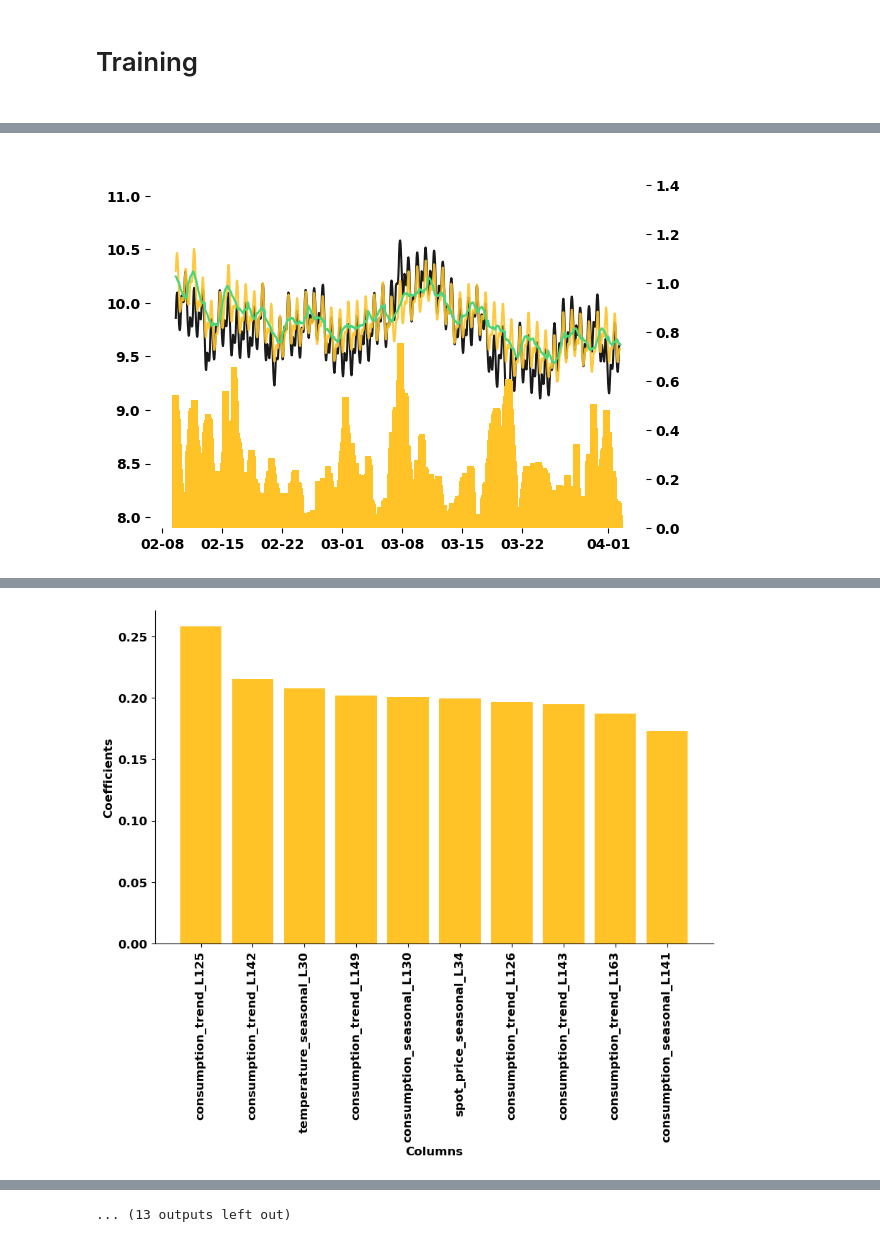
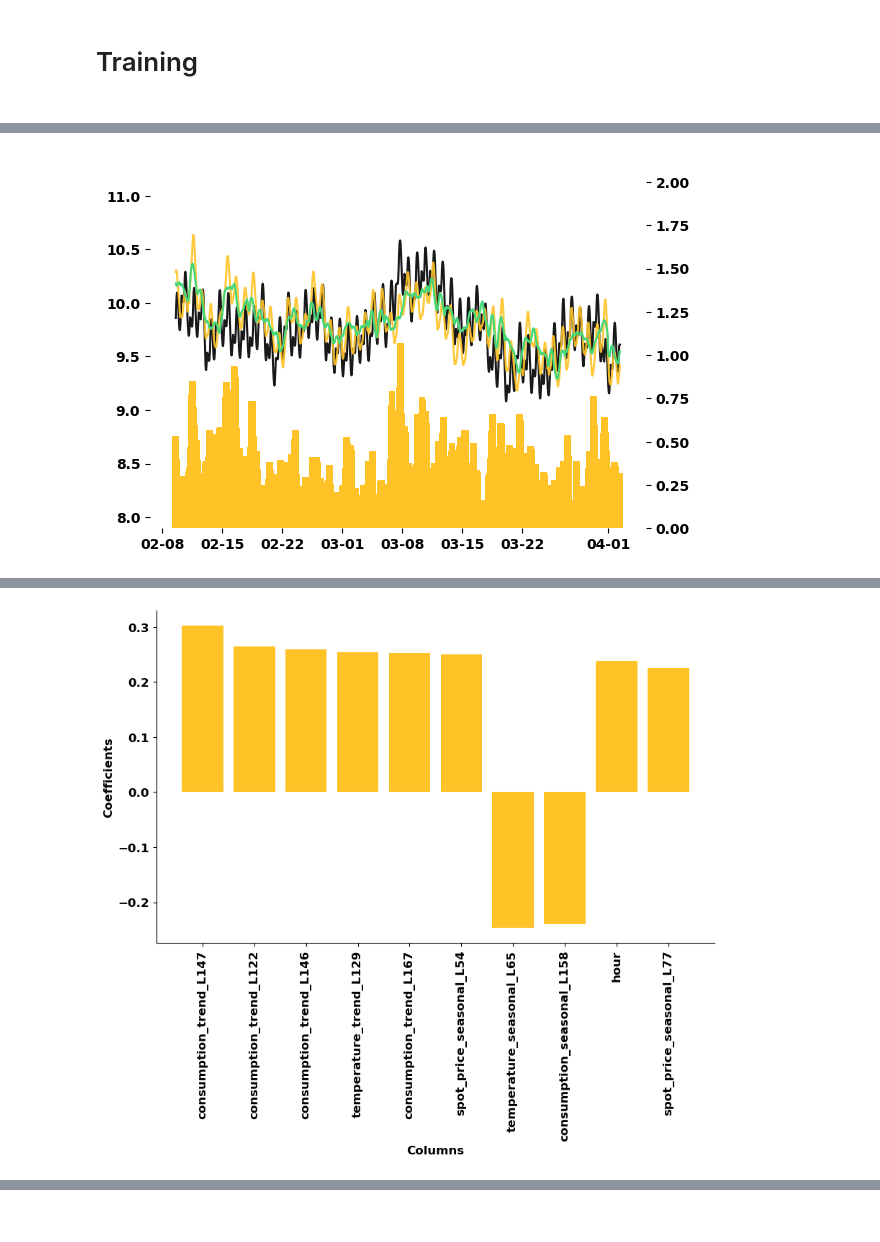
Before and after one commit to axelandreassen/ANEO_Data_Science, a Jupyter notebook: 2.0lasso.ipynb, the cells around one changed output, grey strips where cells are left out. Cells and saved outputs as stored; diff of their text form; code cells hidden in the pictures.

```diff
--- a/2.0lasso.ipynb
+++ b/2.0lasso.ipynb
@@ -151,9 +151,7 @@ def custom_train_val_split(data, val_split):
     thresh = np.floor(len(data) * (1 - val_split)).astype(int)
     return data.iloc[:thresh], data.iloc[thresh:]
 # %%
-eps = 2**(-30)
-
-def soft_abs(z):
+def soft_abs(z,eps):
     return np.sqrt(z**2+eps)
 # %%
 
@@ -196,6 +194,7 @@ def cross_validate(data,alpha1,alpha2,mu,sig,MAPEfac,initVarianceFac):
     return average_mape
 # %%
 all_models = []
+CV = False
 for I in range(5):
     data=DFS[I]
     print(DF_STRINGS[I])
@@ -205,28 +204,36 @@ for I in range(5):
     #alpha2s = [2**(-12), 2**(-11), 2**(-10)]
     #MAPEfacs = [0.1, 1, 10, 100]
     alpha1s = [2**(-18), 2**(-16)]
-    alpha2s = [2**(-10), 2**(-8)]
+    alpha2s = [2**(-10), 2**(-16)]
     MAPEfacs = [10]
     initVarianceFacs = [50,75]
 
-    # Grid Search
-    best_mape = float('inf')
-    best_hyperparams = None
+    alpha1smanual = [2**(-16),2**(-18),2**(-18),2**(-18),2**(-18)]
+    alpha2smanual = [2**(-16),2**(-16),2**(-10),2**(-16),2**(-10)]
+    MAPEfacsmanual = [10,10,10,10,10]
+    initVarianceFacsmanual = [75,75,75,75,75]
 
-    print("Alpha1, alpha2, MAPEfac, initVarianceFac --> MAPE")
-    for alpha1 in alpha1s:
-        for alpha2 in alpha2s:
-            for MAPEfac in MAPEfacs:
-                for initVarianceFac in initVarianceFacs:
-                    average_mape = cross_validate(data,alpha1,alpha2,mu,sig,MAPEfac,initVarianceFac)
-                    print(f"{alpha1} {alpha2} {MAPEfac} {initVarianceFac} --> {average_mape}")
-                    # Update best hyperparameters if current MAPE is lower
-                    if average_mape < best_mape:
-                        best_mape = average_mape
-                        best_hyperparams = (alpha1,alpha2,MAPEfac,initVarianceFac)
+    if CV:
+        # Grid Search
+        best_mape = float('inf')
+        best_hyperparams = None
 
-    print(f'Best Hyperparameters: {best_hyperparams}')
-    print(f'Best CV MAPE: {best_mape}%')
+        print("Alpha1, alpha2, MAPEfac, initVarianceFac --> MAPE")
+        for alpha1 in alpha1s:
+            for alpha2 in alpha2s:
+                for MAPEfac in MAPEfacs:
+                    for initVarianceFac in initVarianceFacs:
+                        average_mape = cross_validate(data,alpha1,alpha2,mu,sig,MAPEfac,initVarianceFac)
+                        print(f"{alpha1} {alpha2} {MAPEfac} {initVarianceFac} --> {average_mape}")
+                        # Update best hyperparameters if current MAPE is lower
+                        if average_mape < best_mape:
+                            best_mape = average_mape
+                            best_hyperparams = (alpha1,alpha2,MAPEfac,initVarianceFac)
+
+        print(f'Best Hyperparameters: {best_hyperparams}')
+        print(f'Best CV MAPE: {best_mape}%')
+    else:
+        best_hyperparams = (alpha1smanual[I],alpha2smanual[I],MAPEfacsmanual[I],initVarianceFacsmanual[I])
 
     tol = 1e-4
     X = data
@@ -240,26 +247,17 @@ for I in range(5):
 
     # Lasso with MAPE Loss
     def lasso_mape_loss(w, X, y_true, alpha):
-
+        F = 25
         y_pred = X @ w
-        return np.mean(soft_abs((y_true - y_pred)/(y_true+best_hyperparams[2]))) + alpha * np.sum(soft_abs(w))/np.mean(y_true+best_hyperparams[2])
+        return np.mean(soft_abs((y_true - y_pred)/(y_true+best_hyperparams[2]),F)) + alpha * (np.sum(soft_abs(w,2**(-30)))/np.mean(y_true+best_hyperparams[2])+np.sqrt(F))
 
     n_features = X_train.shape[1]
-    w_optimal_1 = np.random.randn(n_features)/best_hyperparams[3] # Random initialize
-    w_optimal_2 = np.random.randn(n_features)/best_hyperparams[3] # Random initialize
-    for i in range(4):
-        w_initial1 = np.where(w_optimal_1>10**(-2),w_optimal_1,0)+np.random.randn(n_features)/1000 # Set small coefficients to zero, add noise
-        w_initial2 = np.where(w_optimal_2>10**(-2),w_optimal_2,0)+np.random.randn(n_features)/1000 # Set small coefficients to zero, add noise
-        result = minimize(lasso_mape_loss, w_initial1, args=(X_train, y1_train, best_hyperparams[0]), method='L-BFGS-B', options={'tol':tol})
-        w_optimal_1 = result.x
-        result = minimize(lasso_mape_loss, w_initial2, args=(X_train, y2_train, best_hyperparams[1]), method='L-BFGS-B', options={'tol':tol})
-        w_optimal_2 = result.x
 
-    w_initial1 = np.where(w_optimal_1>10**(-2),w_optimal_1,0)
-    w_initial2 = np.where(w_optimal_2>10**(-2),w_optimal_2,0)
-    result = minimize(lasso_mape_loss, w_initial1, args=(X_train, y1_train, best_hyperparams[0]), method='L-BFGS-B')
+    w_initial1 = np.random.randn(n_features)/best_hyperparams[3] # Set small coefficients to zero, add noise
+    w_initial2 = np.random.randn(n_features)/best_hyperparams[3] # Set small coefficients to zero, add noise
+    result = minimize(lasso_mape_loss, w_initial1, args=(X_train, y1_train, best_hyperparams[0]), method='L-BFGS-B', options={'tol':tol})
     w_optimal_1 = result.x
-    result = minimize(lasso_mape_loss, w_initial2, args=(X_train, y2_train, best_hyperparams[1]), method='L-BFGS-B')
+    result = minimize(lasso_mape_loss, w_initial2, args=(X_train, y2_train, best_hyperparams[1]), method='L-BFGS-B', options={'tol':tol})
     w_optimal_2 = result.x
 
     y1_pred = X_val @ w_optimal_1
@@ -392 +379 @@ Best CV MAPE: 1.011526858327446%
-[figure, old version]
+[figure, new version]
@@ -410,2 +397,2 @@ Number of features: 653
-[figure, old version]
+[figure, new version]
 Stavanger
@@ -456 +399,0 @@ Best CV MAPE: 1.0041842505289575%
-... (13 outputs left out)
```
Also changed, not shown: parts of 1 cell of this notebook, 8 other files.
